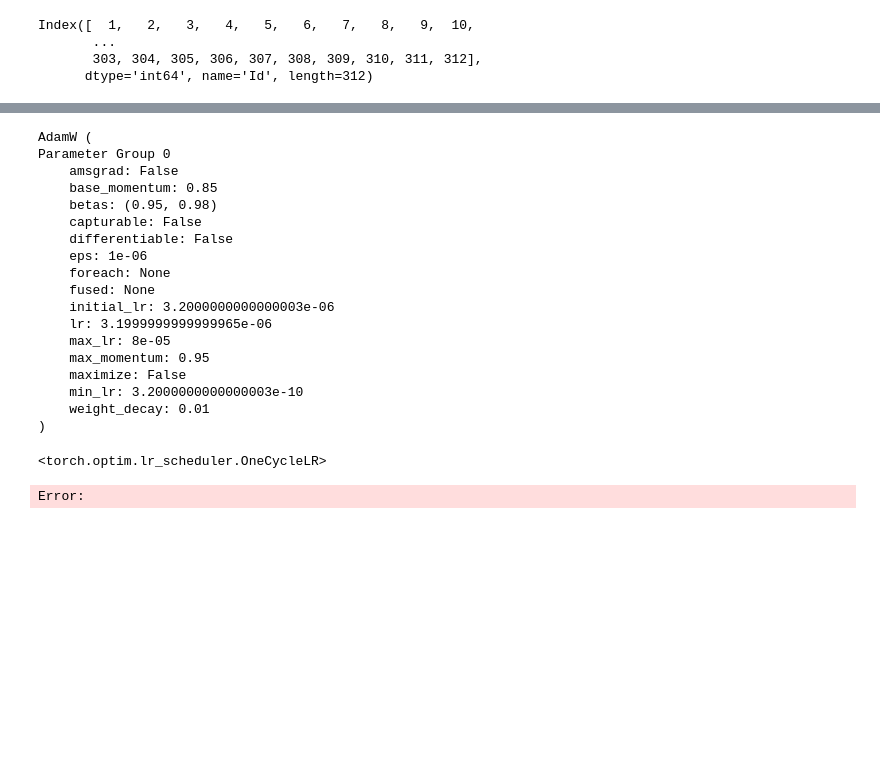
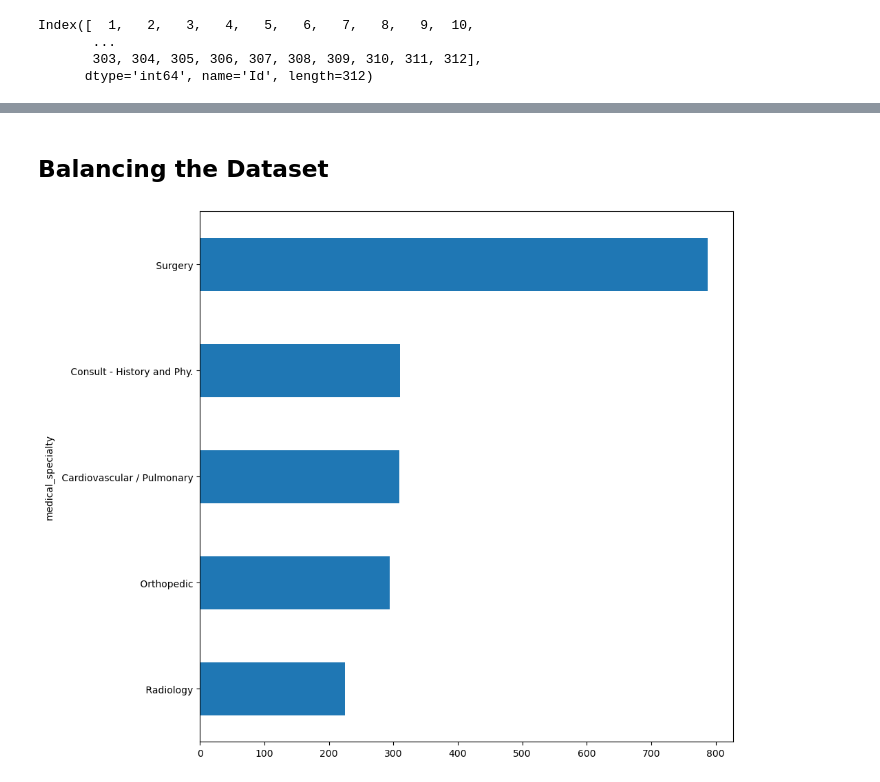
Before and after one commit to jimmiemunyi/medical-specialty-classification, a Jupyter notebook: nbs/EDA.ipynb, the cells around one changed output, grey strips where cells are left out. Saved outputs shown, nothing was run; the diff lists cells and outputs as text; code cells hidden in the pictures; blank space fills up the shorter version.

```diff
--- a/nbs/EDA.ipynb
+++ b/nbs/EDA.ipynb
@@ -647,26 +779,9 @@ wandb version 0.15.5 is available! To upgrade, please run: $ pip install wandb -
-# %%
-optimizer
-# %% [output]
-AdamW (
-Parameter Group 0
-    amsgrad: False
-    base_momentum: 0.85
-    betas: (0.95, 0.98)
-    capturable: False
-    differentiable: False
-    eps: 1e-06
-    foreach: None
-    fused: None
-    initial_lr: 3.2000000000000003e-06
-    lr: 3.1999999999999965e-06
-    max_lr: 8e-05
-    max_momentum: 0.95
-    maximize: False
-    min_lr: 3.2000000000000003e-10
-    weight_decay: 0.01
-)
-# %%
-scheduler
-# %% [output]
-<torch.optim.lr_scheduler.OneCycleLR>
-Error:
+# %% [markdown]
+## Balancing the Dataset
+# %%
+train_df = pd.read_csv(path/'Train.csv', index_col='Id')
+test_df = pd.read_csv(path/'test.csv', index_col='Id')
+# %%
+train_df.medical_specialty.value_counts(ascending=True)[-5:].plot.barh(figsize=(10, 10));
+# %% [output]
+[figure, added]
```
Also changed, not shown: parts of 24 cells of this notebook, 6 other files.
